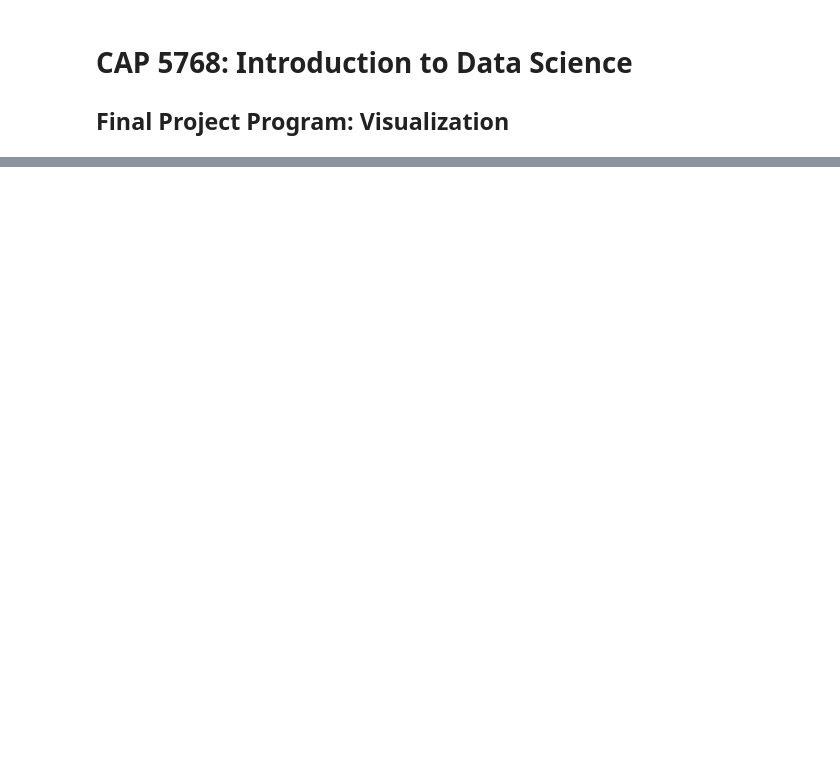
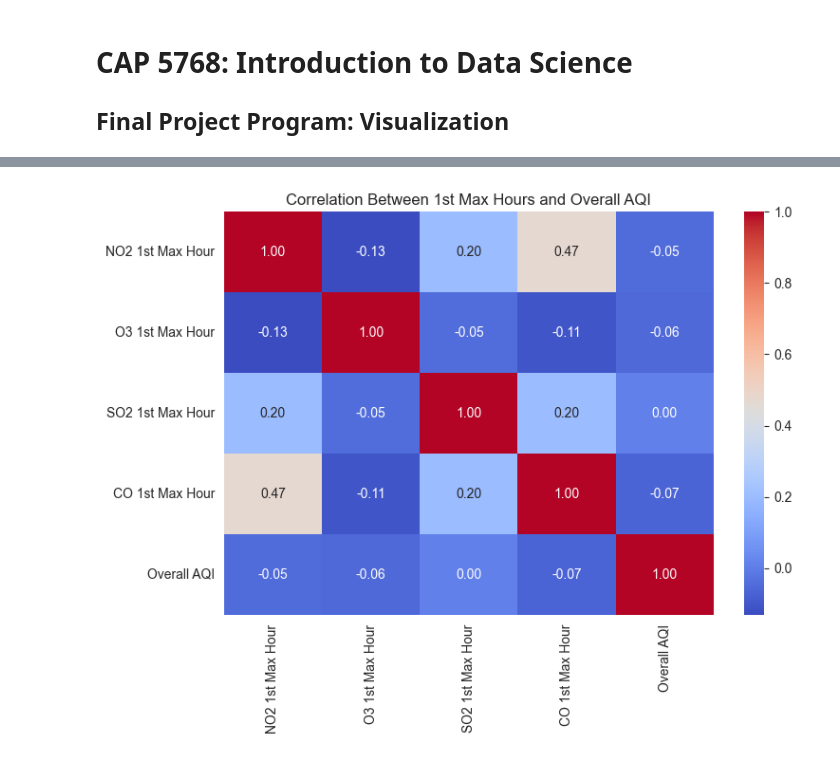
Before and after one commit to Ivan-codes99/forecasting-aqi, a Jupyter notebook: data_processing/data_visualization.ipynb, the cells around one changed output, grey strips where cells are left out. Cells and saved outputs as stored; diff of their text form; code cells hidden in the pictures; blank space fills up the shorter version.

```diff
--- a/data_processing/data_visualization.ipynb
+++ b/data_processing/data_visualization.ipynb
@@ -28 +52,16 @@ plt.show()
+# %%
+# Select only hour columns + Overall AQI
+hour_features = ['NO2 1st Max Hour', 'O3 1st Max Hour', 'SO2 1st Max Hour', 'CO 1st Max Hour', 'Overall AQI']
+
+# Compute correlation
+corr = data[hour_features].corr()
+
+# Plot heatmap
+plt.figure(figsize=(8, 6))
+sns.heatmap(corr, annot=True, cmap='coolwarm', fmt=".2f")
+plt.title("Correlation Between 1st Max Hours and Overall AQI")
+plt.tight_layout()
+plt.show()
+# %% [output]
+[figure, added]
 # %%
```
Also changed, not shown: parts of 14 cells of this notebook, 7 other files.
